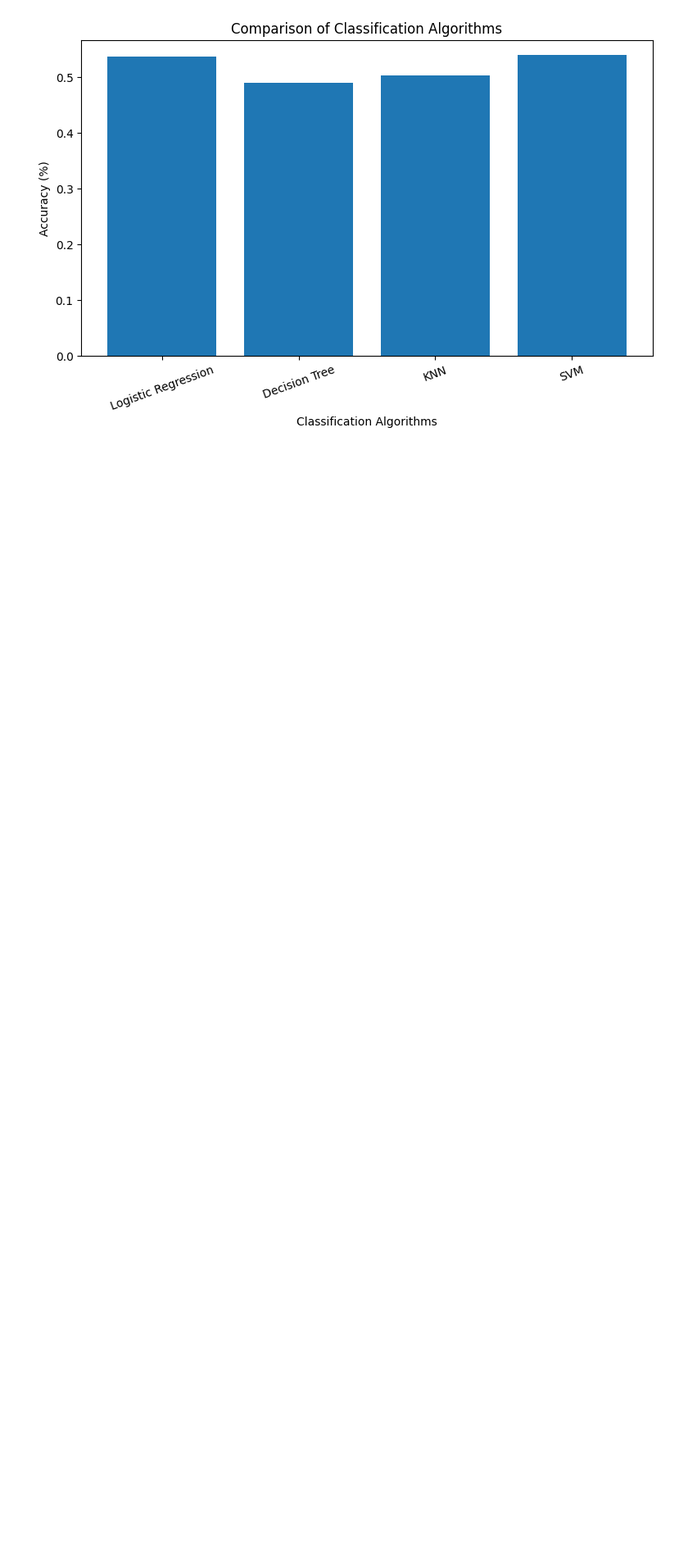
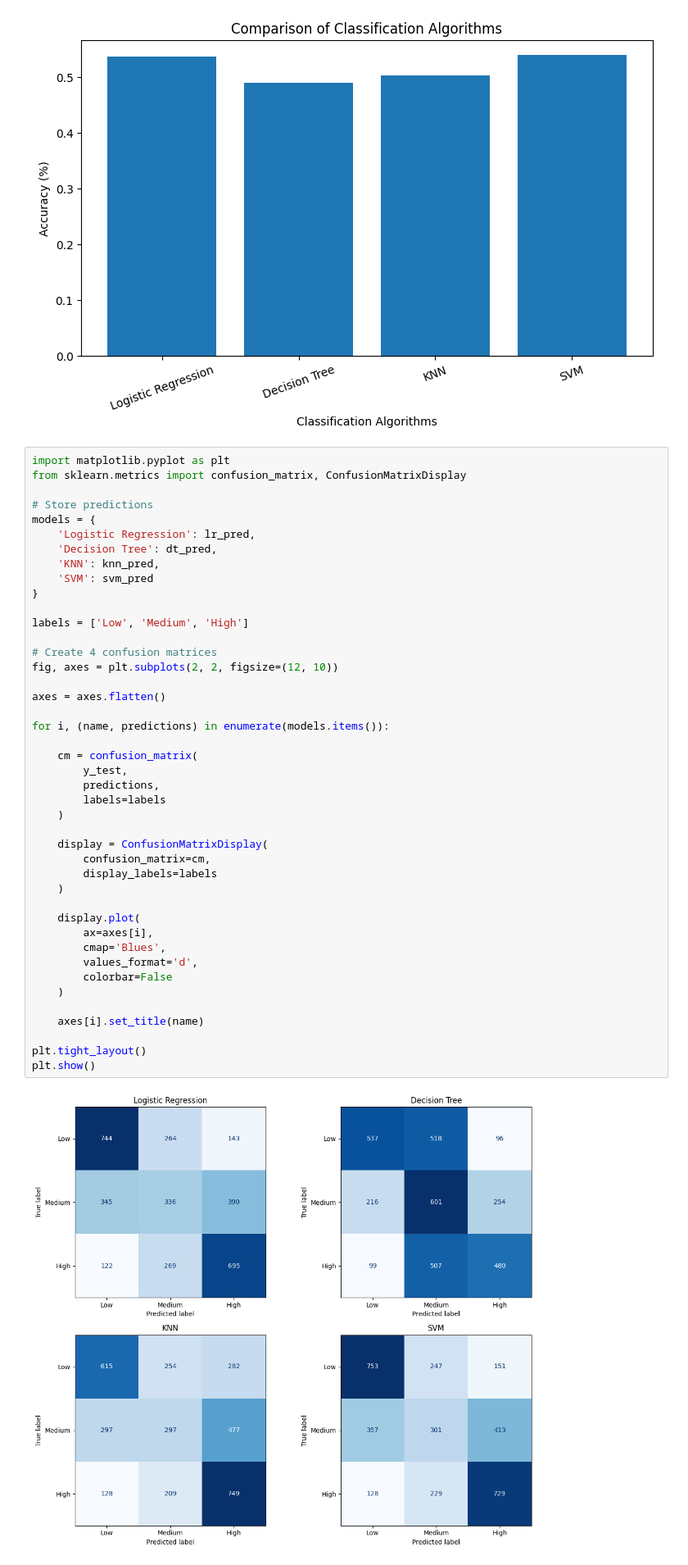
Before and after one commit to shrijav22/ML_LAB_2026-2027, a Jupyter notebook: mini_project.ipynb, the cells around one changed output. Shown at 82% size. Saved outputs shown, nothing was run; the diff lists cells and outputs as text; blank space fills up the shorter version.

```diff
--- a/mini_project.ipynb
+++ b/mini_project.ipynb
@@ -284,3 +285,48 @@ plt.xticks(rotation=20)
 plt.show()
 # %% [output]
 [figure]
+# %%
+import matplotlib.pyplot as plt
+from sklearn.metrics import confusion_matrix, ConfusionMatrixDisplay
+
+# Store predictions
+models = {
+    'Logistic Regression': lr_pred,
+    'Decision Tree': dt_pred,
+    'KNN': knn_pred,
+    'SVM': svm_pred
+}
+
+labels = ['Low', 'Medium', 'High']
+
+# Create 4 confusion matrices
+fig, axes = plt.subplots(2, 2, figsize=(12, 10))
+
+axes = axes.flatten()
+
+for i, (name, predictions) in enumerate(models.items()):
+
+    cm = confusion_matrix(
+        y_test,
+        predictions,
+        labels=labels
+    )
+
+    display = ConfusionMatrixDisplay(
+        confusion_matrix=cm,
+        display_labels=labels
+    )
+
+    display.plot(
+        ax=axes[i],
+        cmap='Blues',
+        values_format='d',
+        colorbar=False
+    )
+
+    axes[i].set_title(name)
+
+plt.tight_layout()
+plt.show()
+# %% [output]
+[figure, added]
```
Also changed, not shown: parts of 1 cell of this notebook.
